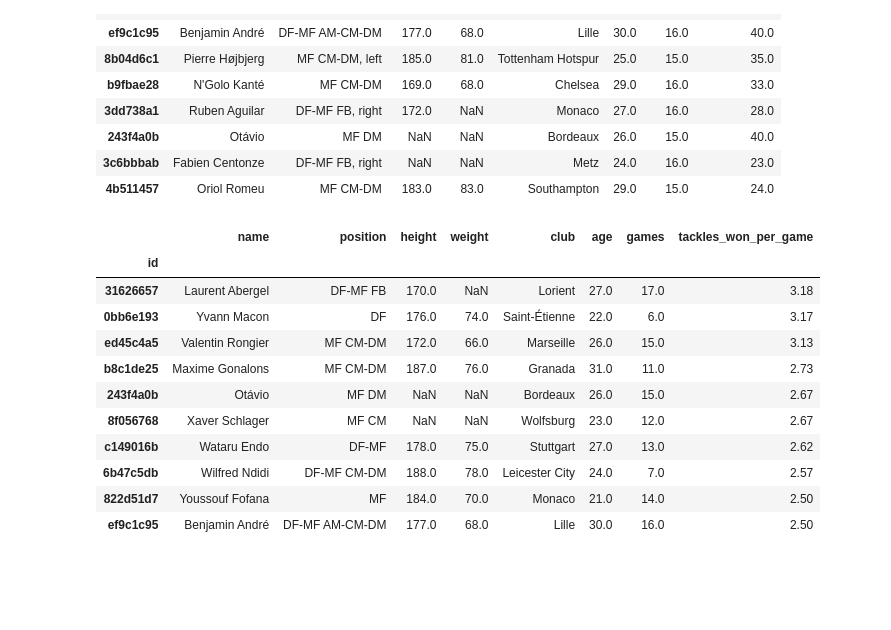
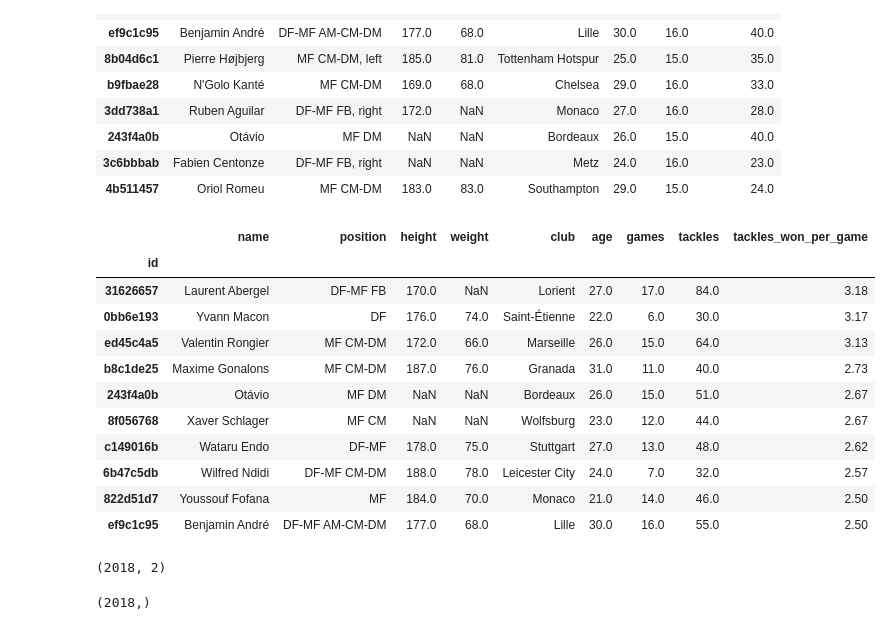
Before and after one commit to biniyamYohannes/fbref-EDA, a Jupyter notebook: clustering.ipynb, the cells around one changed output. Saved outputs shown, nothing was run; the diff lists cells and outputs as text; code cells hidden in the pictures; blank space fills up the shorter version.

Commit message:
first cluster

```diff
--- a/clustering.ipynb
+++ b/clustering.ipynb
@@ -88,20 +90,20 @@ best_tacklers
 # %%
 # Let's see if the names are the same in term of tackles per game (only players with at least 5 games included)
 df['tackles_won_per_game'] = 0
 df.loc[df['games'] != 0, 'tackles_won_per_game'] = df['tackles_won'] / df['games']
 best_tacklers = df[df['games'] > 4].nlargest(10, 'tackles_won_per_game')[['name','position','height','weight',
-                                                         'club','age','games','tackles_won_per_game']].round(2)
+                                                         'club','age','games','tackles','tackles_won_per_game']].round(2)
 best_tacklers
 # %% [output]
-|  | name | position | height | weight | club | age | games | tackles_won_per_game |
-| id |  |  |  |  |  |  |  |  |
-| 31626657 | Laurent Abergel | DF-MF FB | 170.0 | NaN | Lorient | 27.0 | 17.0 | 3.18 |
-| 0bb6e193 | Yvann Macon | DF | 176.0 | 74.0 | Saint-Étienne | 22.0 | 6.0 | 3.17 |
-| ed45c4a5 | Valentin Rongier | MF CM-DM | 172.0 | 66.0 | Marseille | 26.0 | 15.0 | 3.13 |
-| b8c1de25 | Maxime Gonalons | MF CM-DM | 187.0 | 76.0 | Granada | 31.0 | 11.0 | 2.73 |
-| 243f4a0b | Otávio | MF DM | NaN | NaN | Bordeaux | 26.0 | 15.0 | 2.67 |
-| 8f056768 | Xaver Schlager | MF CM | NaN | NaN | Wolfsburg | 23.0 | 12.0 | 2.67 |
-| c149016b | Wataru Endo | DF-MF | 178.0 | 75.0 | Stuttgart | 27.0 | 13.0 | 2.62 |
-| 6b47c5db | Wilfred Ndidi | DF-MF CM-DM | 188.0 | 78.0 | Leicester City | 24.0 | 7.0 | 2.57 |
-| 822d51d7 | Youssouf Fofana | MF | 184.0 | 70.0 | Monaco | 21.0 | 14.0 | 2.50 |
-| ef9c1c95 | Benjamin André | DF-MF AM-CM-DM | 177.0 | 68.0 | Lille | 30.0 | 16.0 | 2.50 |
+|  | name | position | height | weight | club | age | games | tackles | tackles_won_per_game |
+| id |  |  |  |  |  |  |  |  |  |
+| 31626657 | Laurent Abergel | DF-MF FB | 170.0 | NaN | Lorient | 27.0 | 17.0 | 84.0 | 3.18 |
+| 0bb6e193 | Yvann Macon | DF | 176.0 | 74.0 | Saint-Étienne | 22.0 | 6.0 | 30.0 | 3.17 |
+| ed45c4a5 | Valentin Rongier | MF CM-DM | 172.0 | 66.0 | Marseille | 26.0 | 15.0 | 64.0 | 3.13 |
+| b8c1de25 | Maxime Gonalons | MF CM-DM | 187.0 | 76.0 | Granada | 31.0 | 11.0 | 40.0 | 2.73 |
+| 243f4a0b | Otávio | MF DM | NaN | NaN | Bordeaux | 26.0 | 15.0 | 51.0 | 2.67 |
+| 8f056768 | Xaver Schlager | MF CM | NaN | NaN | Wolfsburg | 23.0 | 12.0 | 44.0 | 2.67 |
+| c149016b | Wataru Endo | DF-MF | 178.0 | 75.0 | Stuttgart | 27.0 | 13.0 | 48.0 | 2.62 |
+| 6b47c5db | Wilfred Ndidi | DF-MF CM-DM | 188.0 | 78.0 | Leicester City | 24.0 | 7.0 | 32.0 | 2.57 |
+| 822d51d7 | Youssouf Fofana | MF | 184.0 | 70.0 | Monaco | 21.0 | 14.0 | 46.0 | 2.50 |
+| ef9c1c95 | Benjamin André | DF-MF AM-CM-DM | 177.0 | 68.0 | Lille | 30.0 | 16.0 | 55.0 | 2.50 |
@@ -107,0 +119,13 @@ best_tacklers
+# %%
+# Transform the data
+df_test = pca.fit_transform(df_defense.dropna().drop(columns=['id']))
+df_test.shape
+# %% [output]
+(2018, 2)
+# %%
+# Cluster the transformed data
+label = kmeans.fit_predict(df_test)
+label.shape
+filtered_label_low = df
+# %% [output]
+(2018,)
```
Also changed, not shown: parts of 4 cells of this notebook.
